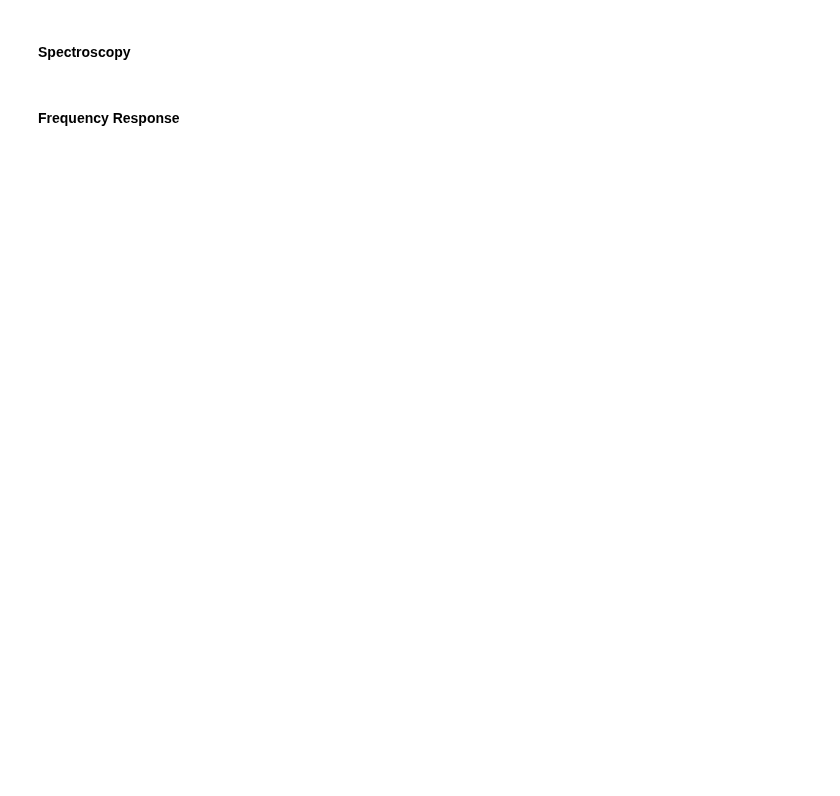
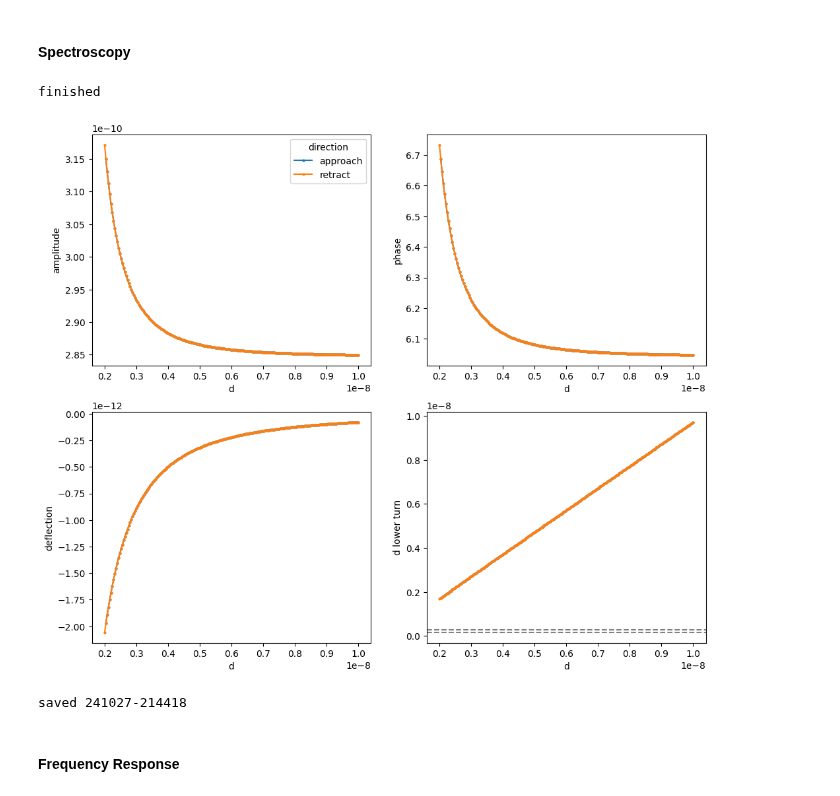
Before and after one commit to PranavSudersan/AFM-Dashboard, a Jupyter notebook: AFM Dashboard.ipynb, the cells around one changed output. Saved outputs shown, nothing was run; the diff lists cells and outputs as text; code cells hidden in the pictures; blank space fills up the shorter version.

```diff
--- a/AFM Dashboard.ipynb
+++ b/AFM Dashboard.ipynb
@@ -6110,6 +6111,7 @@ plt.show()
 # %% [markdown]
 #### Spectroscopy
 # %%
+save = True
 # d0_far = 12e-9 #tip-sample rest distance, far (m)
 # d0_near = 2.5e-9 #tip-sample rest distance, near (m)
 # d0_pts = 20 #number of points for force-distance
@@ -6444,39 +6446,44 @@ spectro_datadf['d lower turn'] = spectro_datadf['d'] + spectro_datadf['deflectio
 
 # ax1[1][0].plot(err_v_list)
 # ax1[1][1].plot(err_x_list)
 # # ax2[0].set_xlim(fc-1000, fc+1000)
 # plt.show()
 # plt.subplot(1,1,1)
 # plt.title("Cantilever oscillation")
 # plt.plot(t_list, x_list, label="cantilever", color="blue")
 # plt.plot(t_list, xdrive_list, label="drive", color="red")
 # plt.show()
 fig2, ax2 = plt.subplots(2, 2, figsize=(12,10))
 sns.lineplot(data=spectro_datadf, x='d', y='amplitude', hue='direction',
              legend='auto', ax=ax2[0][0], sort=False, estimator=None, marker='.', markeredgewidth=0)
 sns.lineplot(data=spectro_datadf, x='d', y='phase', hue='direction',
              legend=False, ax=ax2[0][1], sort=False, estimator=None, marker='.', markeredgewidth=0)
 sns.lineplot(data=spectro_datadf, x='d', y='deflection', hue='direction',
              legend=False, ax=ax2[1][0], sort=False, estimator=None, marker='.', markeredgewidth=0)
 sns.lineplot(data=spectro_datadf, x='d', y='d lower turn', hue='direction',
              legend=False, ax=ax2[1][1], sort=False, estimator=None, marker='.', markeredgewidth=0)
 ax2_00_ylim = ax2[0][0].get_ylim()
 d0_list_unique = np.unique(d0_list)
 ax2[0][0].plot(d0_list_unique, d0_list_unique, linestyle='--', color='gray')
 ax2[0][0].set_ylim(*ax2_00_ylim)
 ax2_10_ylim = ax2[1][0].get_ylim()
 ax2[1][0].plot(d0_list_unique, -d0_list_unique, linestyle='--', color='gray')
 ax2[1][0].set_ylim(*ax2_10_ylim)
 ax2[1][1].axhline(a0, linestyle='--', color='gray')
 ax2[1][1].axhline(d_jumpin_ini, linestyle='--', color='gray')
 plt.show()
 
-timestamp = datetime.datetime.now().strftime('%y%m%d-%H%M%S')
-file_suffix = f'novdw_thetas_{theta_s}_humidity_{humid:.2f}_ampfree_{amp_ini:1.1e}_fd_{fd_ini:.0f}_kc_{kc:.0f}_d0pts_{d0_pts}_{timestamp}'
-header_df.to_csv(f'data/tapping_spectrodata_{file_suffix}.csv', index=False, header=False)
-spectro_datadf.to_csv(f'data/tapping_spectrodata_{file_suffix}.csv', index=False, mode='a')
-fig2.savefig(f'data/tapping_spectroplot_{file_suffix}.png', dpi=300, bbox_inches='tight')
-print('saved')
+if save == True:
+    timestamp = datetime.datetime.now().strftime('%y%m%d-%H%M%S')
+    file_suffix = f'thetas_{theta_s}_humidity_{humid:.2f}_ampfree_{amp_ini:1.1e}_fd_{fd_ini:.0f}_kc_{kc:.0f}_d0pts_{d0_pts}_{timestamp}'
+    header_df.to_csv(f'data/tapping_spectrodata_{file_suffix}.csv', index=False, header=False)
+    spectro_datadf.to_csv(f'data/tapping_spectrodata_{file_suffix}.csv', index=False, mode='a')
+    fig2.savefig(f'data/tapping_spectroplot_{file_suffix}.png', dpi=300, bbox_inches='tight')
+    print('saved', timestamp)
+# %% [output]
+finished
+[figure, added]
+saved 241027-214418
 # %%
 fig2, ax2 = plt.subplots(2, 2, figsize=(12,10))
 sns.lineplot(data=spectro_datadf, x='d', y='amplitude', #hue='sweep direction',
```
Also changed, not shown: parts of 5 cells of this notebook.
